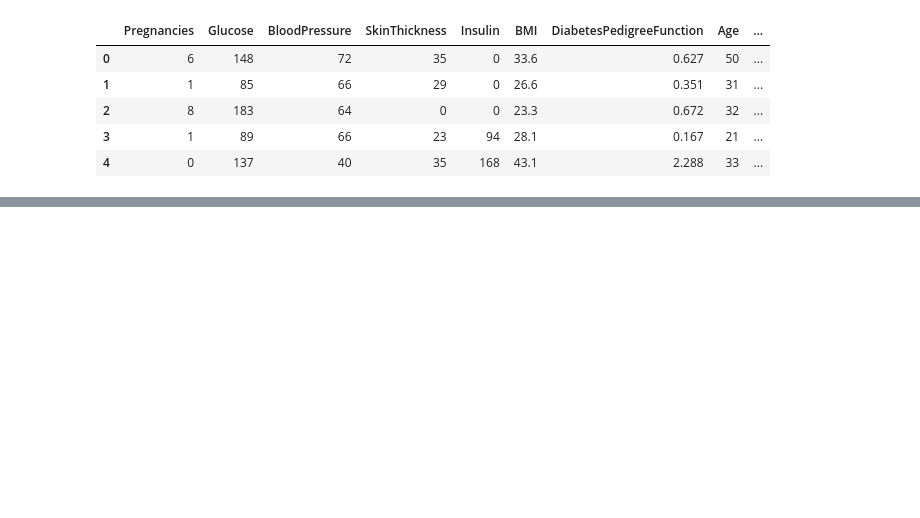
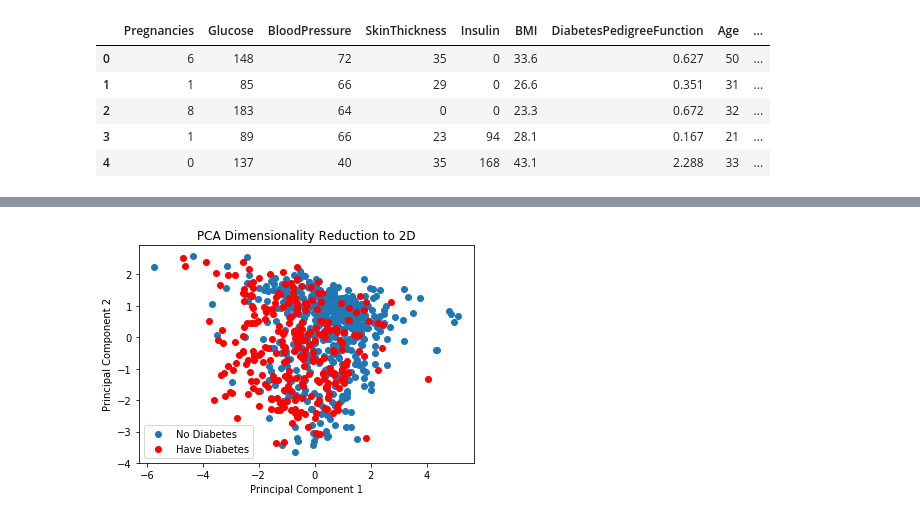
Before and after one commit to nmasamba/machine_learning_algorithms, a Jupyter notebook: principal_component_analysis/pca.ipynb, the cells around one changed output, grey strips where cells are left out. Drawn from its saved outputs; the diff is of its cells as text; code cells hidden in the pictures; blank space fills up the shorter version.

Commit message:
PCA for dimensionality reduction

```diff
--- a/principal_component_analysis/pca.ipynb
+++ b/principal_component_analysis/pca.ipynb
@@ -24,0 +40,9 @@ diabetes_data.head()
+# %%
+# Define features
+X = dataset.iloc[:,0:8]
+
+# Define categorical outcome
+y = dataset.iloc[:,8]
+
+# Standardize feature space to have mean 0 and variance 1
+X_std = (X-np.mean(X,axis = 0))/np.std(X,axis = 0)
@@ -24,0 +151,36 @@ diabetes_data.head()
+# %%
+# Step 4: Project data onto 2d
+
+# Keep the first two principal components
+# P_reduce is 8 x 2 matrix
+P_reduce = np.array(eigvectors_sort[0:2]).transpose()
+
+# Let's project data onto 2D space
+# The projected data in 2D will be n x 2 matrix
+Proj_data_2D = np.dot(X_std,P_reduce)
+# %%
+# Visualize data in 2D
+
+# Plot projected the data onto 2D (test negative for diabetes)
+negative = plt.scatter(Proj_data_2D[:,0][y == 0], Proj_data_2D[:,1][y == 0])
+
+# Plot projected the data onto 2D (test positive for diabetes)
+positive = plt.scatter(Proj_data_2D[:,0][y == 1], Proj_data_2D[:,1][y == 1], color = "red")
+
+
+# Chart title
+plt.title('PCA Dimensionality Reduction to 2D')
+
+# y-label
+plt.ylabel('Principal Component 2')
+
+# x-label
+plt.xlabel('Principal Component 1')
+
+# legend
+plt.legend([negative,positive],["No Diabetes", "Have Diabetes"])
+
+# Show scatter plot
+plt.show()
+# %% [output]
+[figure, added]
```
Also changed, not shown: parts of 8 cells of this notebook.
